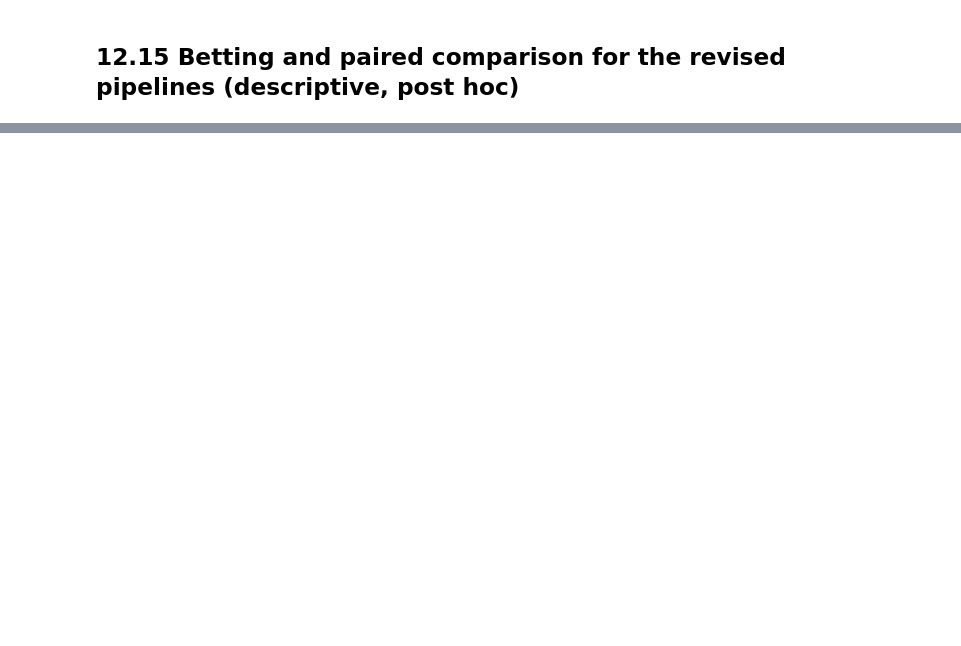
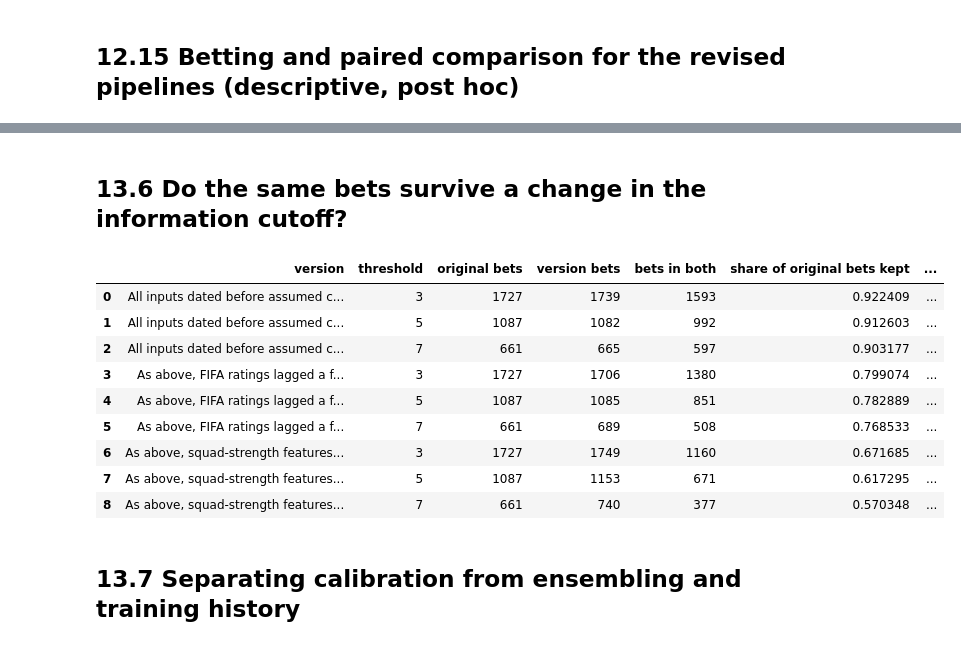
Before and after one commit to CameronTotham/RPDA8412_Notebook, a Jupyter notebook: RPDA8412_Notebook_upload/RPDA8412_Market_Efficiency.ipynb, the cells around one changed output, grey strips where cells are left out. Saved outputs shown, nothing was run; the diff lists cells and outputs as text; code cells hidden in the pictures; blank space fills up the shorter version.

```diff
--- a/RPDA8412_Notebook_upload/RPDA8412_Market_Efficiency.ipynb
+++ b/RPDA8412_Notebook_upload/RPDA8412_Market_Efficiency.ipynb
@@ -1528,0 +1770,27 @@ rev_bet.T
+# %% [markdown]
+## 13.6 Do the same bets survive a change in the information cutoff?
+# %%
+rows = []
+for nm, pc in CUT_PROBS.items():
+    if nm == "Original features":
+        continue
+    ed_c = pc - P_MKT[te]
+    for t in (.03, .05, .07):
+        a, b = edge > t, ed_c > t
+        rows.append({"version": nm, "threshold": int(t*100), "original bets": int(a.sum()), "version bets": int(b.sum()), "bets in both": int((a & b).sum()), "share of original bets kept": (a & b).sum() / a.sum(),
+                     "correlation of edges": np.corrcoef(edge.ravel(), ed_c.ravel())[0, 1], "test RPS": rps(yt, pc)})
+cut_stab = pd.DataFrame(rows); cut_stab.to_csv(R2 / "cutoff_bet_stability.csv", index=False)
+cut_stab
+# %% [output]
+|  | version | threshold | original bets | version bets | bets in both | share of original bets kept | ... |
+| 0 | All inputs dated before assumed c... | 3 | 1727 | 1739 | 1593 | 0.922409 | ... |
+| 1 | All inputs dated before assumed c... | 5 | 1087 | 1082 | 992 | 0.912603 | ... |
+| 2 | All inputs dated before assumed c... | 7 | 661 | 665 | 597 | 0.903177 | ... |
+| 3 | As above, FIFA ratings lagged a f... | 3 | 1727 | 1706 | 1380 | 0.799074 | ... |
+| 4 | As above, FIFA ratings lagged a f... | 5 | 1087 | 1085 | 851 | 0.782889 | ... |
+| 5 | As above, FIFA ratings lagged a f... | 7 | 661 | 689 | 508 | 0.768533 | ... |
+| 6 | As above, squad-strength features... | 3 | 1727 | 1749 | 1160 | 0.671685 | ... |
+| 7 | As above, squad-strength features... | 5 | 1087 | 1153 | 671 | 0.617295 | ... |
+| 8 | As above, squad-strength features... | 7 | 661 | 740 | 377 | 0.570348 | ... |
+# %% [markdown]
+## 13.7 Separating calibration from ensembling and training history
```
Also changed, not shown: parts of 15 cells of this notebook, 29 other files.
